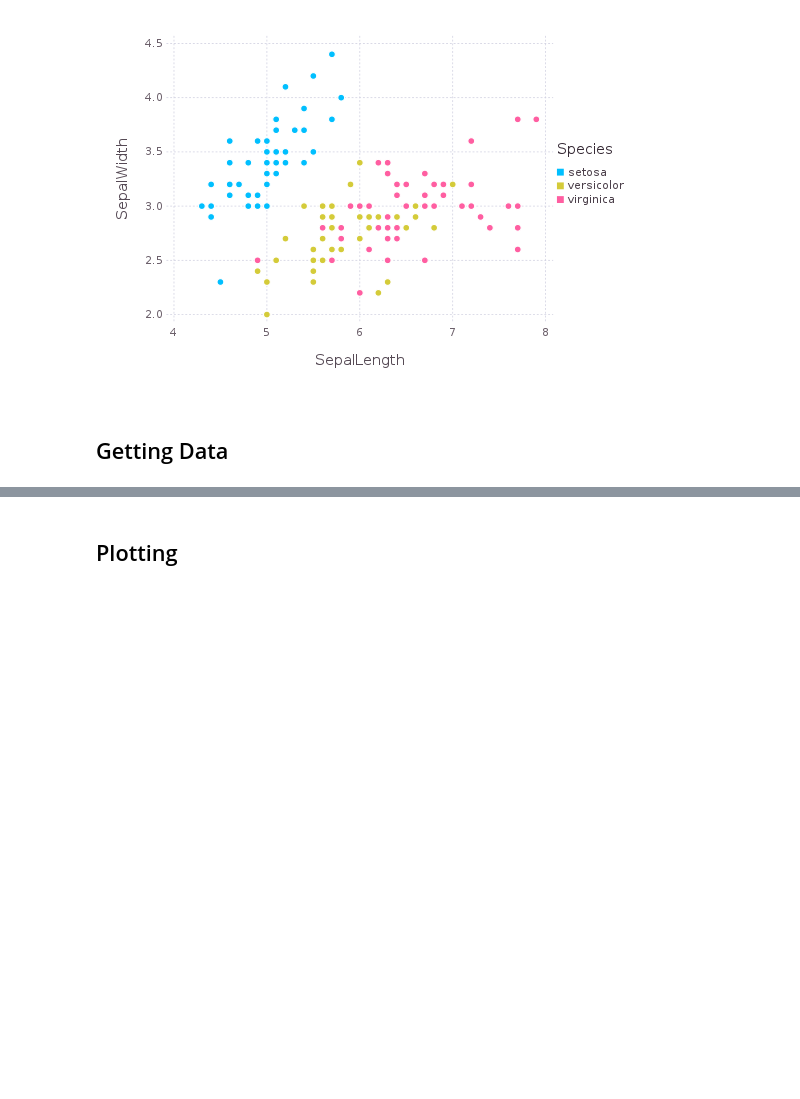
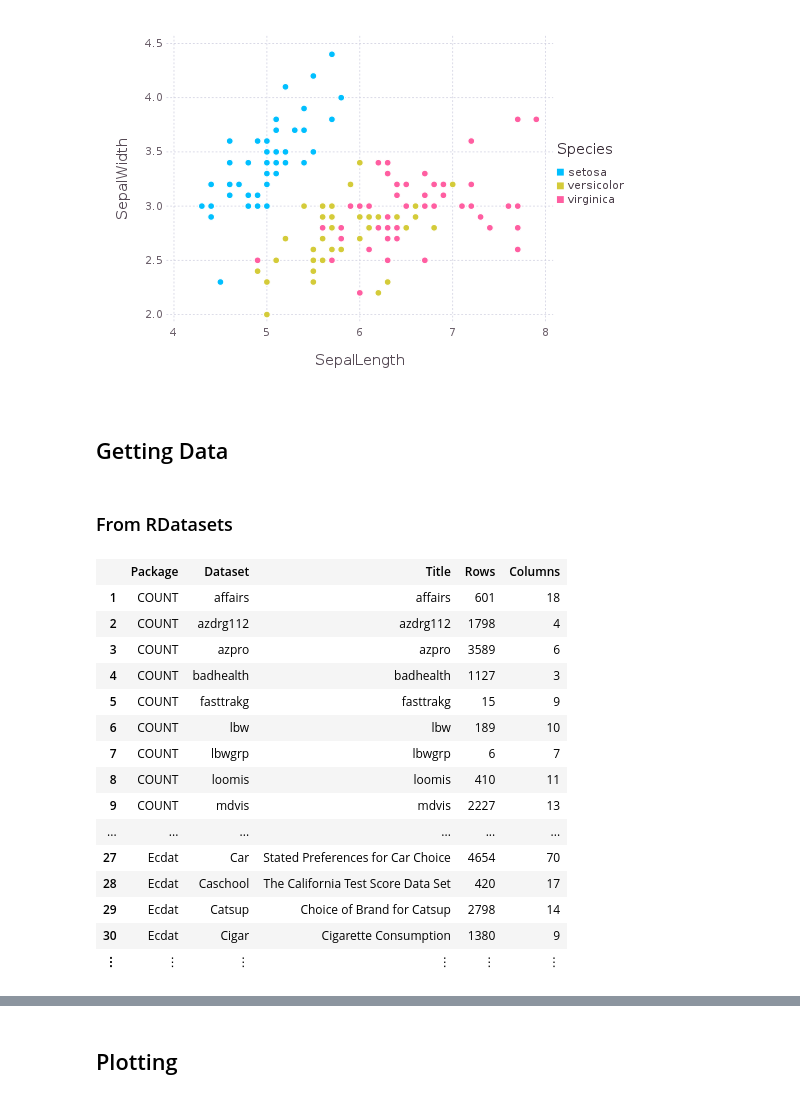
Before and after one commit to netz39/julia-workshop, a Jupyter notebook: Plotting with Julia using Gadfly and DataFrames.ipynb, the cells around one changed output, grey strips where cells are left out. Drawn from its saved outputs; the diff is of its cells as text; code cells hidden in the pictures; blank space fills up the shorter version.

```diff
--- a/Plotting with Julia using Gadfly and DataFrames.ipynb
+++ b/Plotting with Julia using Gadfly and DataFrames.ipynb
@@ -42,3 +42,26 @@ plot(iris, x=:SepalLength, y=:SepalWidth, color=:Species, Geom.point)
 [figure]
 # %% [markdown]
 ## Getting Data
+# %% [markdown]
+### From RDatasets
+# %%
+# there are lots of common benchmark-datasets available gathered in R-packages in julia you can use them with the following package
+using RDatasets
+RDatasets.datasets()
+# %% [output]
+|  | Package | Dataset | Title | Rows | Columns |
+| 1 | COUNT | affairs | affairs | 601 | 18 |
+| 2 | COUNT | azdrg112 | azdrg112 | 1798 | 4 |
+| 3 | COUNT | azpro | azpro | 3589 | 6 |
+| 4 | COUNT | badhealth | badhealth | 1127 | 3 |
+| 5 | COUNT | fasttrakg | fasttrakg | 15 | 9 |
+| 6 | COUNT | lbw | lbw | 189 | 10 |
+| 7 | COUNT | lbwgrp | lbwgrp | 6 | 7 |
+| 8 | COUNT | loomis | loomis | 410 | 11 |
+| 9 | COUNT | mdvis | mdvis | 2227 | 13 |
+| ... | ... | ... | ... | ... | ... |
+| 27 | Ecdat | Car | Stated Preferences for Car Choice | 4654 | 70 |
+| 28 | Ecdat | Caschool | The California Test Score Data Set | 420 | 17 |
+| 29 | Ecdat | Catsup | Choice of Brand for Catsup | 2798 | 14 |
+| 30 | Ecdat | Cigar | Cigarette Consumption | 1380 | 9 |
+| ⋮ | ⋮ | ⋮ | ⋮ | ⋮ | ⋮ |
```
Also changed, not shown: parts of 7 cells of this notebook, 1 other file.
